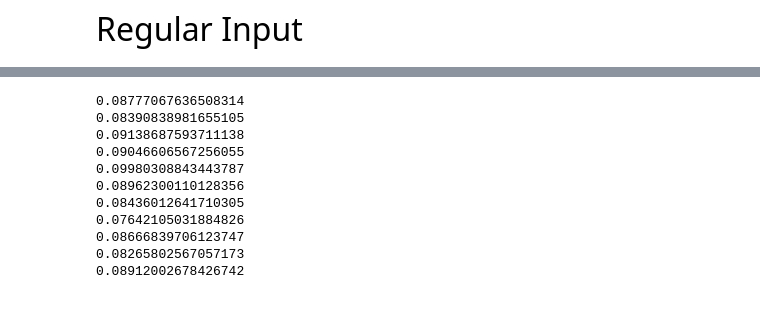
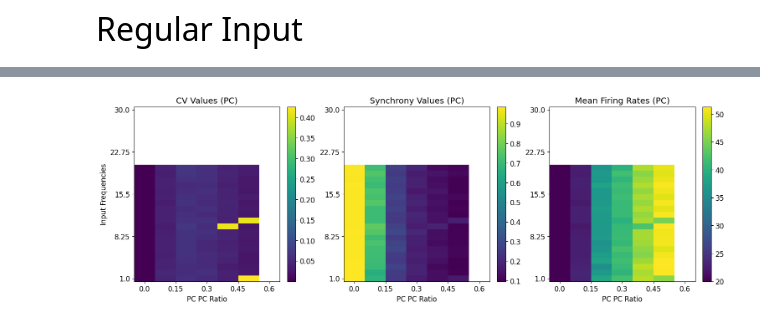
Before and after one commit to Aramatos/dynapse2_adaptation, a Jupyter notebook: Network_heatmaps_fig.ipynb, the cells around one changed output, grey strips where cells are left out. Saved outputs shown, nothing was run; the diff lists cells and outputs as text; code cells hidden in the pictures.

Commit message:
SFA data

```diff
--- a/Network_heatmaps_fig.ipynb
+++ b/Network_heatmaps_fig.ipynb
@@ -274,15 +98,5 @@ Length of Frequency Indices: 16
-# %%
-for i in range(11):
-    print(data_2['cv_values_pc'][5+7*i])
-# %% [output]
-0.08777067636508314
-0.08390838981655105
-0.09138687593711138
-0.09046606567256055
-0.09980308843443787
-0.08962300110128356
-0.08436012641710305
-0.07642105031884826
-0.08666839706123747
-0.08265802567057173
-0.08912002678426742
+# %%
+data_path_1 = os.path.join(data_type_path, "EE_sweep_regular.npy")
+plot_heatmaps(data_path_1, 'PC PC Ratio')
+# %% [output]
+[figure, added]
```
Also changed, not shown: parts of 21 cells of this notebook, 7 other files.
